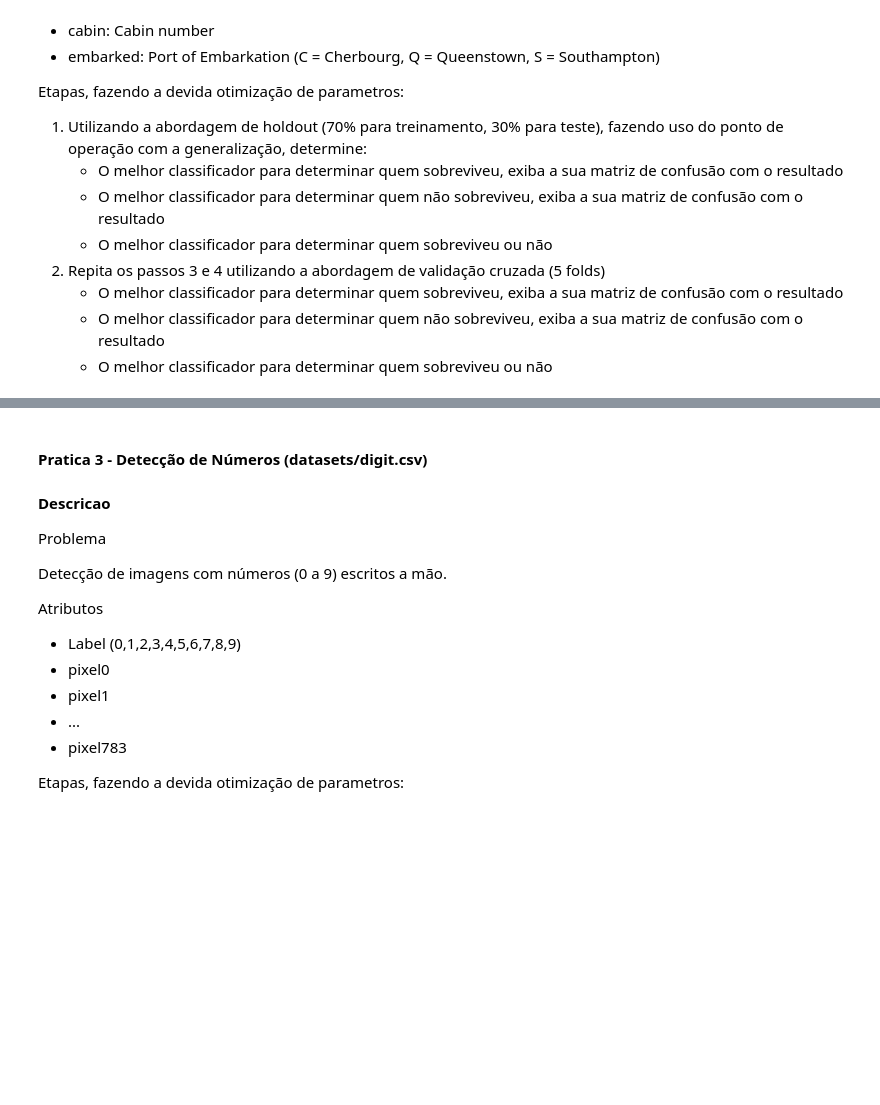
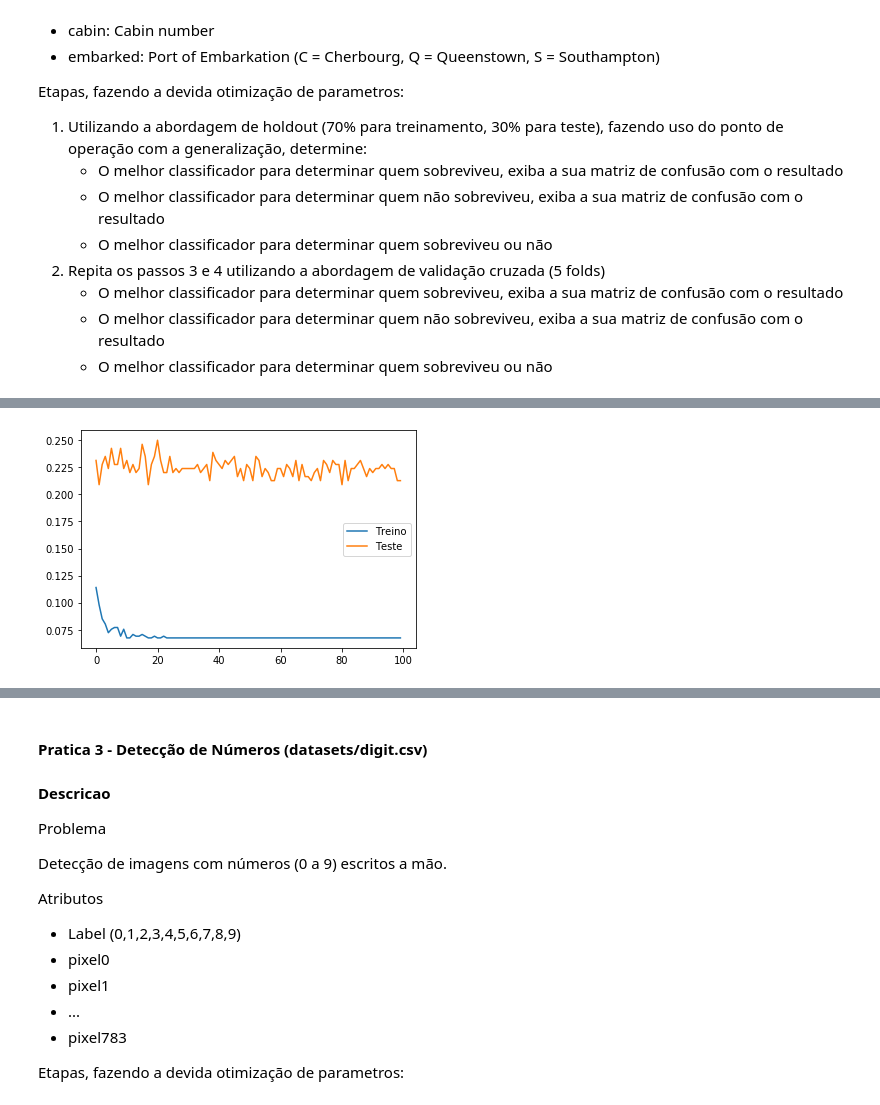
Before and after one commit to AleBark/Data-Mining-Basics, a Jupyter notebook: list_03/ex_03.ipynb, the cells around one changed output, grey strips where cells are left out. Drawn from its saved outputs; the diff is of its cells as text; code cells hidden in the pictures; blank space fills up the shorter version.

Commit message:
lista 3 parte 2

```diff
--- a/list_03/ex_03.ipynb
+++ b/list_03/ex_03.ipynb
@@ -665,8 +699,8 @@ from sklearn.ensemble import RandomForestClassifier
 listaErroTreino = []
 listaErroTeste = []
 
-for i in range(200,1,-2):
-    forest = RandomForestClassifier(min_samples_split= i)
+for i in range(1,200,2):
+    forest = RandomForestClassifier(n_estimators = i)
     forest.fit(featuresTreino, labelTreino)
 
     predicaoTreino = forest.predict(featuresTreino)
@@ -678,3 +712,10 @@ for i in range(200,1,-2):
     #100% - acc% = erro
     listaErroTeste.append(1 - accTeste)
     listaErroTreino.append(1- accTreino)
+# %%
+plt.plot(listaErroTreino)
+plt.plot(listaErroTeste)
+plt.legend(['Treino', 'Teste'])
+plt.show()
+# %% [output]
+[figure, added]
```
Also changed, not shown: parts of 6 cells of this notebook.
